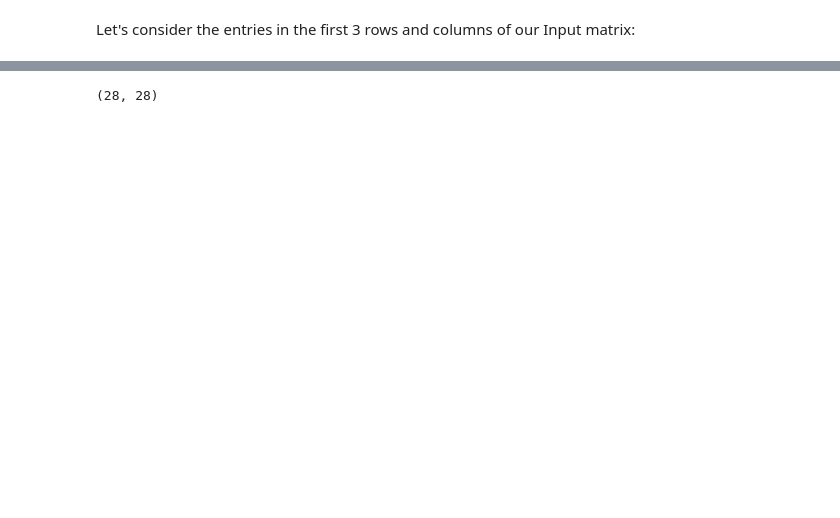
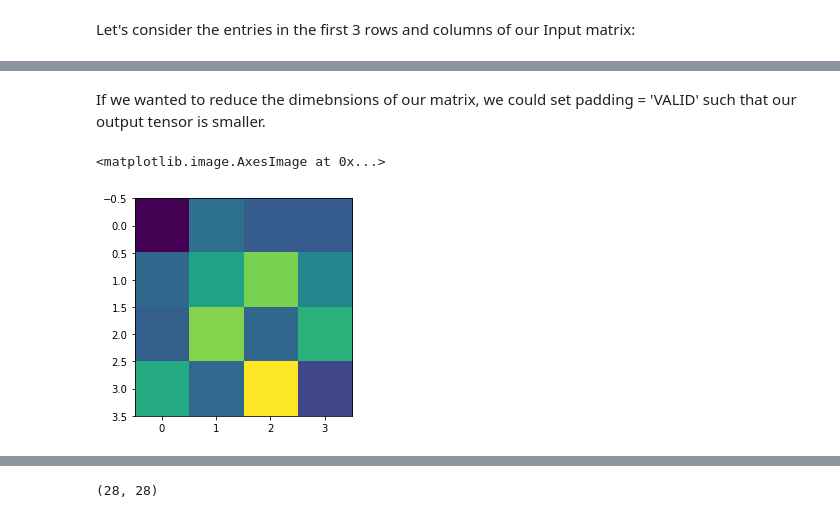
Before and after one commit to khojonat/CMSE202_Tech_1, a Jupyter notebook: Convolutional_Neural_Network.ipynb, the cells around one changed output, grey strips where cells are left out. Saved outputs shown, nothing was run; the diff lists cells and outputs as text; code cells hidden in the pictures; blank space fills up the shorter version.

```diff
--- a/Convolutional_Neural_Network.ipynb
+++ b/Convolutional_Neural_Network.ipynb
@@ -44,0 +62,9 @@ plt.imshow(product)
+# %% [markdown]
+If we wanted to reduce the dimebnsions of our matrix, we could set padding = 'VALID' such that our output tensor is smaller.
+# %%
+small_conv = tf.nn.conv2d(Input,kernel,padding = 'VALID',strides = [1])
+
+plt.imshow(small_conv[0,:,:,0])
+# %% [output]
+<matplotlib.image.AxesImage at 0x...>
+[figure, added]
```
Also changed, not shown: parts of 29 cells of this notebook.
